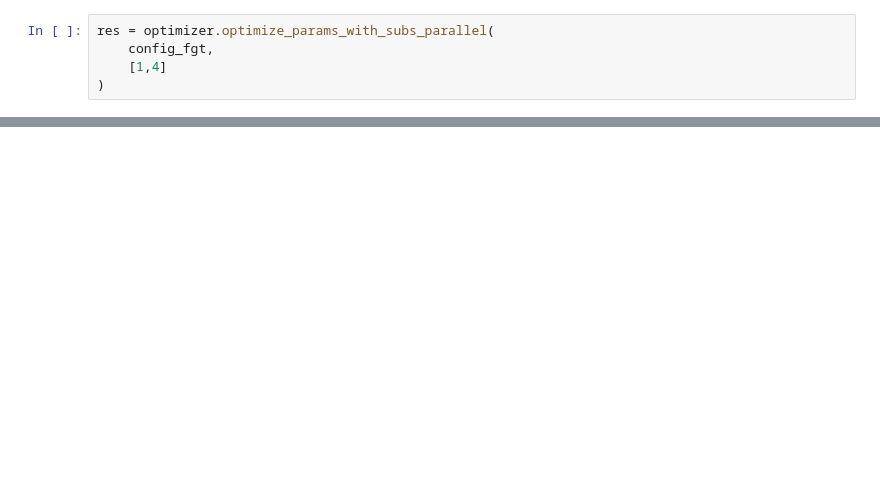
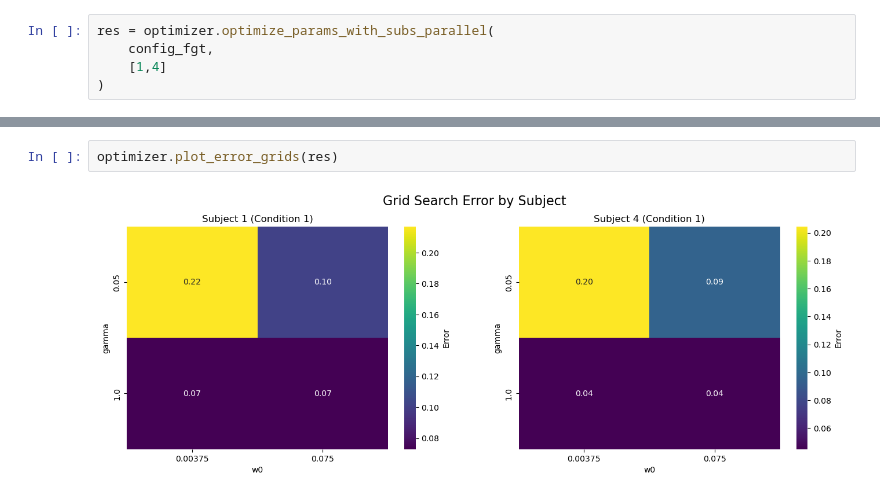
Before and after one commit to yjiong0228/CategoryLearning, a Jupyter notebook: notebooks/Bayesian-Recon.ipynb, the cells around one changed output, grey strips where cells are left out. Cells and saved outputs as stored; diff of their text form; blank space fills up the shorter version.

```diff
--- a/notebooks/Bayesian-Recon.ipynb
+++ b/notebooks/Bayesian-Recon.ipynb
@@ -252,0 +67,4 @@ model_eval.plot_error_grids(fitting_results, result_path / f'M_fgt_cluster_400_e
+# %%
+optimizer.plot_error_grids(res)
+# %% [output]
+[figure, added]
```
Also changed, not shown: parts of 16 cells of this notebook, 2 other files.
